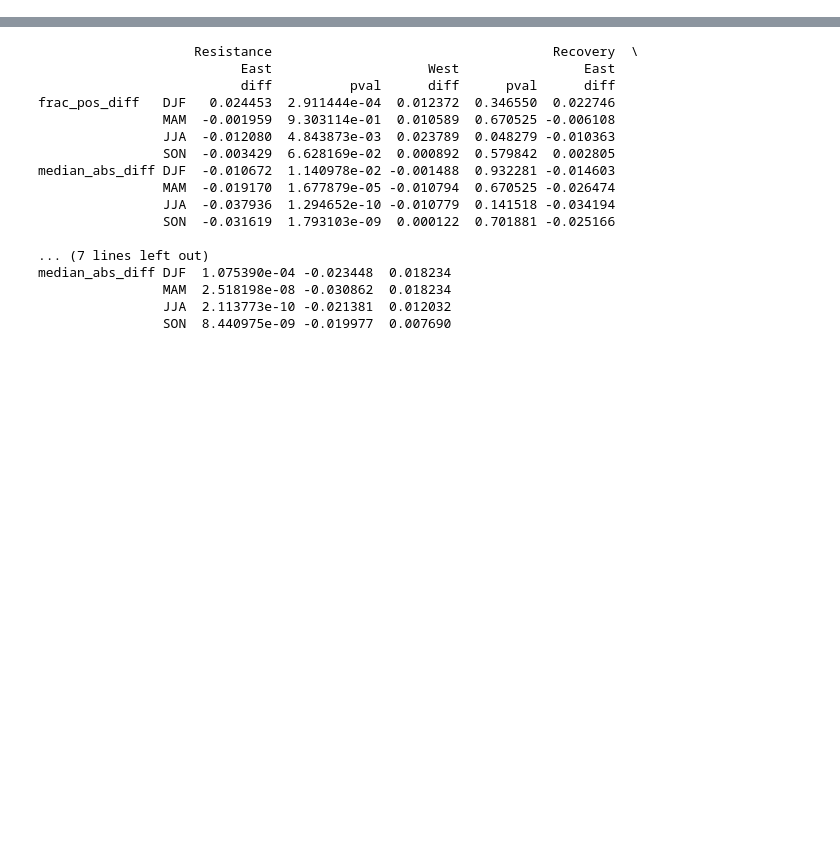
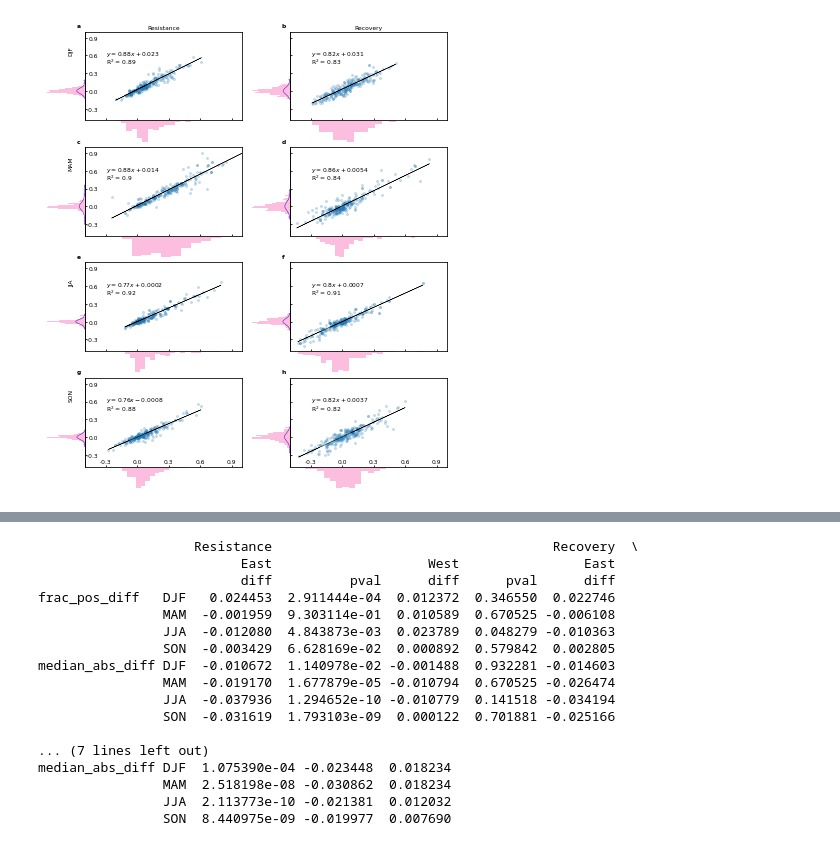
Before and after one commit to ypwong22/urban_resilience, a Jupyter notebook: monthly_percity_summary.ipynb, the cells around one changed output, grey strips where cells are left out. Cells and saved outputs as stored; diff of their text form; code cells hidden in the pictures; blank space fills up the shorter version.

```diff
--- a/monthly_percity_summary.ipynb
+++ b/monthly_percity_summary.ipynb
@@ -45,6 +45,94 @@ else:
 # Uncomment this to re-run
 # self.get_city_summary(no_crop)
 # self.get_city_summary_by_event(no_crop)
+# %%
+""" Check the statistical distribution of the urban and rural median resistances and resiliences. """
+data = pd.read_csv(os.path.join(path_out, 'measures', 'regression_per_pixel', 'summary',
+                                f'{self.prefix}_{self.extent}_{self.name}_{self.heat_wave_thres}_{self.hot_and_dry_thres}_{self.extreme}_city_average{suffix}.csv'),
+                   index_col = [0, 1, 2], header = [0, 1])
+data.columns = data.columns.reorder_levels([1, 0])
+data = data.stack()
+data.index.names = ['season', 'use', 'fid', 'stat']
+data = data.reset_index()
+
+
+def scatter_marginals(x, y, ax):
+    #
+    ax.scatter(x, y, s = 4, alpha = 0.2)
+    xticks = np.arange(-0.3, 1, 0.3)
+    yticks = np.arange(-0.3, 1, 0.3)
+    ax.set(xticks = xticks, yticks = yticks)
+    ax.set_xlim([-0.5, 1])
+    ax.set_ylim([-0.5, 1])
+    ax.tick_params(direction='in', which = 'both', length = 2)
+    ax.set_xticklabels([f'{t:.1f}' for t in xticks])
+    ax.set_yticklabels([f'{t:.1f}' for t in yticks])
+    for tick in ax.xaxis.get_major_ticks():
+        tick.set_pad(-8)  # Negative value moves the label inward
+    for tick in ax.yaxis.get_major_ticks():
+        tick.set_pad(-14)  # Negative value moves the label inward
+
+    # fit and display linear regression
+    res = linregress(x, y)
+    y_ = y - x * res.slope - res.intercept
+    ax.plot(x, x * res.slope + res.intercept, '-k', lw = 0.5)
+    if res.intercept < 0:
+        ax.text(-0.3, 0.6, f'$y = {res.slope:.2g} x {res.intercept:.2g}$')
+    else:
+        ax.text(-0.3, 0.6, f'$y = {res.slope:.2g} x + {res.intercept:.2g}$')
+    ax.text(-0.3, 0.45, f'R$^2$ = {res.rvalue**2:.2g}')
+
+    f = plt.gcf()
+    pos = ax.get_position().bounds
+    ax_marg_x = f.add_axes([pos[0], pos[1] - pos[3]/4, pos[2], pos[3]/4])
+    ax_marg_x.invert_yaxis()
+    ax_marg_y = f.add_axes([pos[0] - pos[2]/4, pos[1], pos[2]/4, pos[3]])
+    ax_marg_y.invert_xaxis()
+    ax_marg_y.yaxis.tick_right()
+
+    sns.histplot(x = x, ax=ax_marg_x, fill=True, color='#fba9d5')
+    sns.histplot(y = y_, ax=ax_marg_y, fill=True, color='#fba9d5')
+
+    norm_y = norm.pdf(y_, loc = np.mean(y_), scale = np.std(y_))
+    ax_marg_y.plot(norm_y[np.argsort(y_)], y_.values[np.argsort(y_)], color='#5300c9', lw = 0.5)
+
+    ax_marg_x.set(xlim=ax.get_xlim(), xticks=[], yticks=[], ylabel='', xlabel='')
+    ax_marg_x.spines['bottom'].set_visible(False)
+    ax_marg_x.spines['left'].set_visible(False)
+    ax_marg_x.spines['right'].set_visible(False)
+    ax_marg_y.set(ylim=ax.get_ylim(), xticks=[], yticks=[], xlabel='', ylabel='')
+    ax_marg_y.spines['top'].set_visible(False)
+    ax_marg_y.spines['bottom'].set_visible(False)
+    ax_marg_y.spines['left'].set_visible(False)
+
+    plt.setp(ax_marg_x.patches, linewidth=0)
+    plt.setp(ax_marg_y.patches, linewidth=0)
+
+    return ax_marg_x, ax_marg_y
+
+
+rcParams['font.size'] = 6
+rcParams['axes.titlesize'] = 6
+lab = 'abcdefghijklmn'
+
+fig, axes = plt.subplots(4, 2, figsize = (6.5, 8), sharex = True, sharey = True)
+fig.subplots_adjust(wspace = 0.3, hspace = 0.3)
+for i, season in enumerate(['DJF', 'MAM', 'JJA', 'SON']):
+    for j, stat in enumerate(['Resistance', 'Recovery']):
+        ax = axes[i, j]
+        temp = data.query('season == @season & stat == @stat')
+        ax_marg_x, ax_marg_y = scatter_marginals(temp["median_rural"], temp["median_urban"], ax = ax)
+        ax.text(-0.05, 1.05, lab[i*2 + j], fontweight = 'bold', transform = ax.transAxes)
+        if j == 0:
+            ax_marg_y.text(-0.1, 0.75, season, rotation = 90, transform = ax.transAxes, zorder = 10)
+        if i == 0:
+            ax.set_title(stat, pad = 3)
+fix = Setup().format_prefix().replace(f'{Setup().use}_', '')
+fig.savefig(os.path.join(path_out, 'measures', 'regression_per_pixel', 'summary', f'percity_spatial_avg_summary_{fix}_{self.extreme}_relation{suffix}.png'),
+            dpi = 600., bbox_inches = 'tight', facecolor = 'w')
+plt.close()
+# %% [output]
+[figure, added]
 # %%
 """ By each season and whole U.S., the urban-rural difference in sign and magnitude.
 """
```
Also changed, not shown: parts of 8 cells of this notebook, 20 other files.
